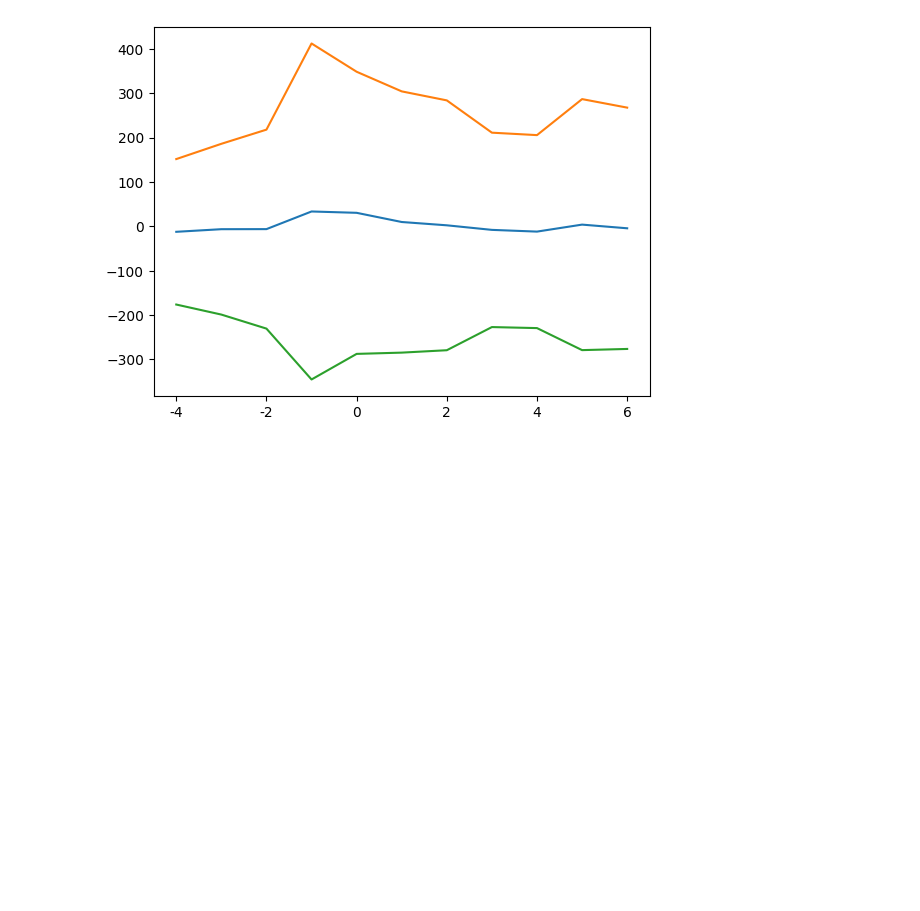
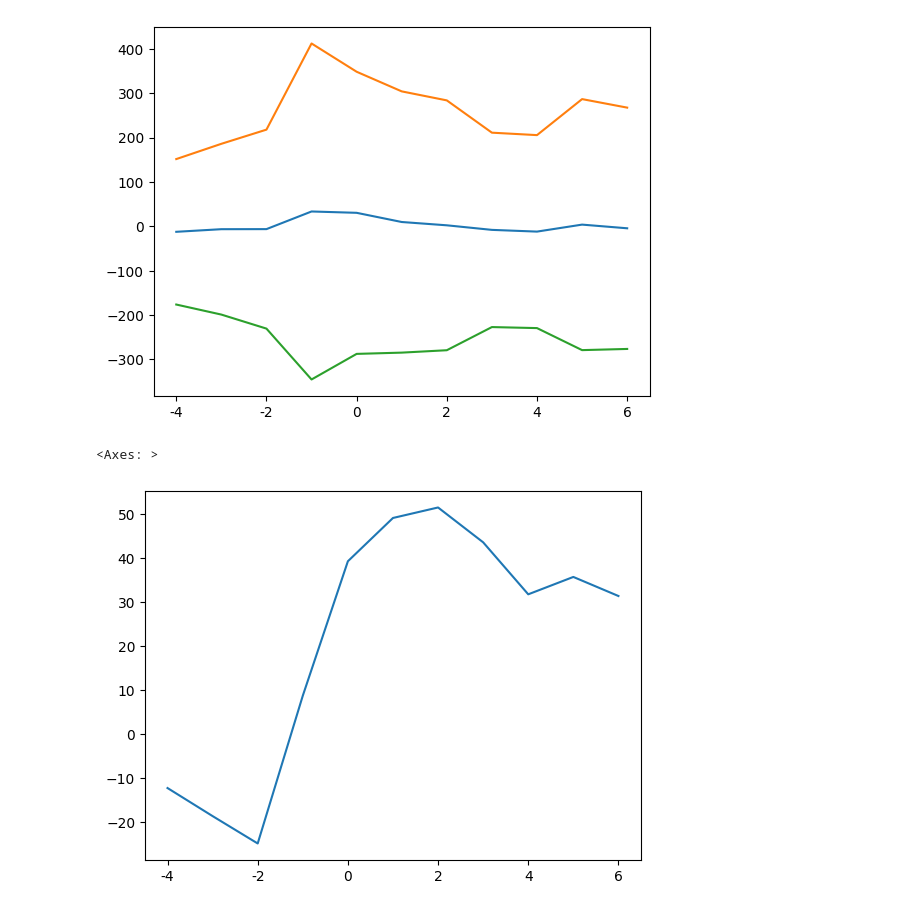
Before and after one commit to SocialChangeLab/media-impact-monitor, a Jupyter notebook: notebooks/2024-04-12-david-impact-api.ipynb, the cells around one changed output. Cells and saved outputs as stored; diff of their text form; code cells hidden in the pictures; blank space fills up the shorter version.

Commit message:
chore(notebooks): update notebook on impact estimation

```diff
--- a/notebooks/2024-04-12-david-impact-api.ipynb
+++ b/notebooks/2024-04-12-david-impact-api.ipynb
@@ -11,8 +11,10 @@ res = requests.post(
         "start_date": "2023-02-01",
         "end_date": "2023-12-31",
         "organizers": ["Last Generation (Germany)"],
+        "estimate_impact": "true",
     },
 )
+res.json()
 events = res.json()["data"]
 event_ids = [event["event_id"] for event in events]
 events[0]
@@ -48,3 +51,8 @@ pd.Series(data["impact_average_lower"]).plot()
 # %% [output]
 <Axes: >
 [figure]
+# %%
+pd.Series(data["impact_average"]).cumsum().plot()
+# %% [output]
+<Axes: >
+[figure, added]
```
Also changed, not shown: parts of 1 cell of this notebook.
